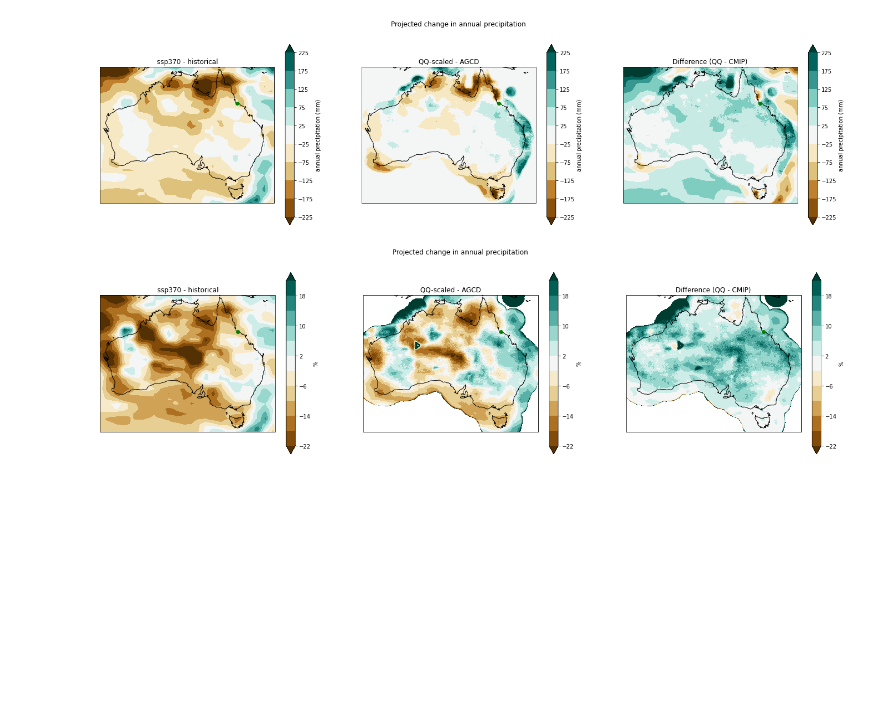
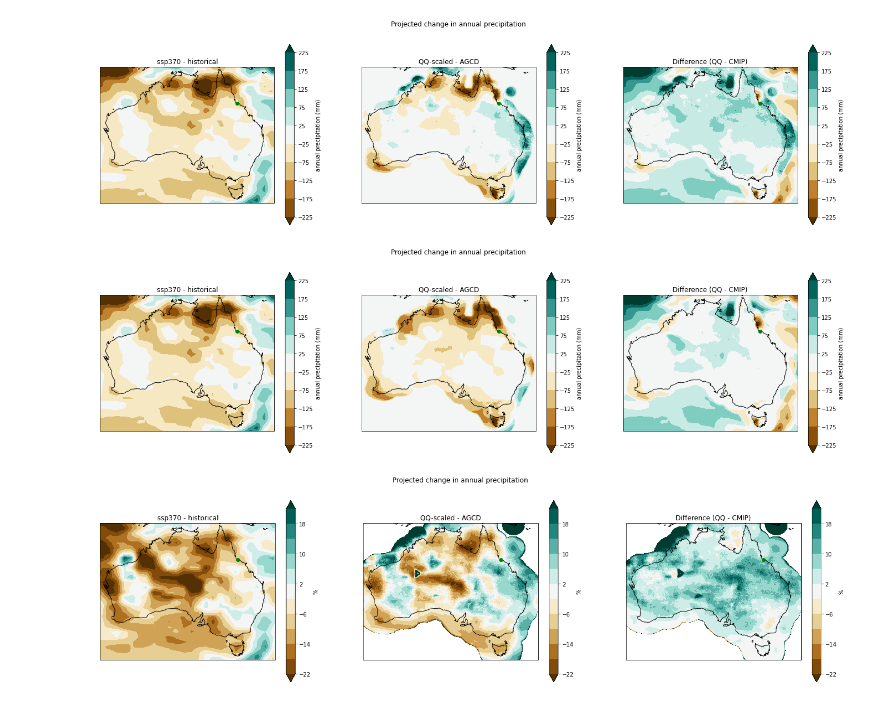
Before and after one commit to AusClimateService/qqscale, a Jupyter notebook: example_validation/pr-qdc-multiplicative-monthly-ssr-infileq_day_AGCD-ACCESS-ESM1-5_ssp370_r1i1p1f1_20350101-20641231-townsville.ipynb, the cells around one changed output. Drawn from its saved outputs; the diff is of its cells as text; code cells hidden in the pictures; blank space fills up the shorter version.

Commit message:
Fix bug in mean match workflow

```diff
--- a/example_validation/pr-qdc-multiplicative-monthly-ssr-infileq_day_AGCD-ACCESS-ESM1-5_ssp370_r1i1p1f1_20350101-20641231-townsville.ipynb
+++ b/example_validation/pr-qdc-multiplicative-monthly-ssr-infileq_day_AGCD-ACCESS-ESM1-5_ssp370_r1i1p1f1_20350101-20641231-townsville.ipynb
@@ -449,4 +451,5 @@ hist_clim = ds_hist[hist_var].mean('time', keep_attrs=True)
 ref_clim = ds_ref[ref_var].mean('time', keep_attrs=True)
 target_clim = ds_target[target_var].mean('time', keep_attrs=True)
 qq_clim = ds_qq[target_var].mean('time', keep_attrs=True)
+qq_clim_mean_match = ds_qq_mean_match[target_var].mean('time', keep_attrs=True)
 # %%
@@ -456,7 +459,7 @@ target_std = ds_target[target_var].std('time', keep_attrs=True)
 if len(hist_clim['lat']) != len(qq_clim['lat']):
     regridder = xe.Regridder(hist_clim, qq_clim, "bilinear")
     hist_clim = regridder(hist_clim)
-    hist_std = regridder(hist_std)
+#    hist_std = regridder(hist_std)
 
 if len(ref_clim['lat']) != len(qq_clim['lat']):
     regridder = xe.Regridder(ref_clim, qq_clim, "bilinear")
@@ -465,7 +468,7 @@ if len(ref_clim['lat']) != len(qq_clim['lat']):
 if len(target_clim['lat']) != len(qq_clim['lat']):
     regridder = xe.Regridder(target_clim, qq_clim, "bilinear")
     target_clim = regridder(target_clim)
-    target_std = regridder(target_std)
+#    target_std = regridder(target_std)
 # %%
 hist_clim = hist_clim.compute()
 # %% [output]
@@ -595,6 +592,9 @@ plt.show()
 # %%
 qq_mean_change = qq_clim - target_clim
 qq_mean_change = qq_mean_change.compute()
+# %%
+qq_mean_match_change = qq_clim_mean_match - target_clim
+qq_mean_match_change = qq_mean_match_change.compute()
 # %%
 qq_mean_change_pct = (qq_mean_change / target_clim) * 100
 qq_mean_change_pct = qq_mean_change_pct.compute()
@@ -601,4 +604,6 @@ qq_mean_change_pct = qq_mean_change_pct.compute()
 # %%
 difference = qq_mean_change - hist_ref_mean_diff
+# %%
+difference_mean_match = qq_mean_match_change - hist_ref_mean_diff
 # %%
 difference_pct = qq_mean_change_pct - hist_ref_mean_diff_pct
@@ -649,6 +656,53 @@ plt.suptitle('Projected change in annual precipitation')
 plt.show()
 # %% [output]
 [figure]
+# %%
+fig = plt.figure(figsize=[24, 6])
+
+ax1 = fig.add_subplot(131, projection=ccrs.PlateCarree())
+(hist_ref_mean_diff * 365).plot(
+    ax=ax1,
+    transform=ccrs.PlateCarree(),
+    cmap=plot_config['diverging_cmap'],
+    levels=[-225, -175, -125, -75, -25, 25, 75, 125, 175, 225],
+    extend='both',
+    cbar_kwargs={'label': 'annual precipitation (mm)'}
+)
+ax1.set_title('ssp370 - historical')
+
+ax2 = fig.add_subplot(132, projection=ccrs.PlateCarree())
+(qq_mean_match_change * 365).plot(
+    ax=ax2,
+    transform=ccrs.PlateCarree(),
+    cmap=plot_config['diverging_cmap'],
+    levels=[-225, -175, -125, -75, -25, 25, 75, 125, 175, 225],
+    extend='both',
+    cbar_kwargs={'label': 'annual precipitation (mm)'}
+)
+ax2.set_title('QQ-scaled - AGCD')
+
+ax3 = fig.add_subplot(133, projection=ccrs.PlateCarree())
+(difference_mean_match * 365).plot(
+    ax=ax3,
+    transform=ccrs.PlateCarree(),
+    cmap=plot_config['diverging_cmap'],
+    levels=[-225, -175, -125, -75, -25, 25, 75, 125, 175, 225],
+    extend='both',
+    cbar_kwargs={'label': 'annual precipitation (mm)'}
+)
+ax3.set_title('Difference (QQ - CMIP)')
+
+for ax in [ax1, ax2, ax3]:
+    ax.coastlines()
+    ax.plot(example_lon, example_lat, 'go', zorder=5, transform=ccrs.PlateCarree())
+xmin, xmax = ax3.get_xlim()
+ymin, ymax = ax3.get_ylim()
+ax1.set_extent([xmin, xmax, ymin, ymax], crs=ccrs.PlateCarree())
+ax2.set_extent([xmin, xmax, ymin, ymax], crs=ccrs.PlateCarree())
+plt.suptitle('Projected change in annual precipitation')
+plt.show()
+# %% [output]
+[figure, added]
 # %%
 fig = plt.figure(figsize=[24, 6])
 
```
Also changed, not shown: parts of 24 cells of this notebook, 2 other files.
